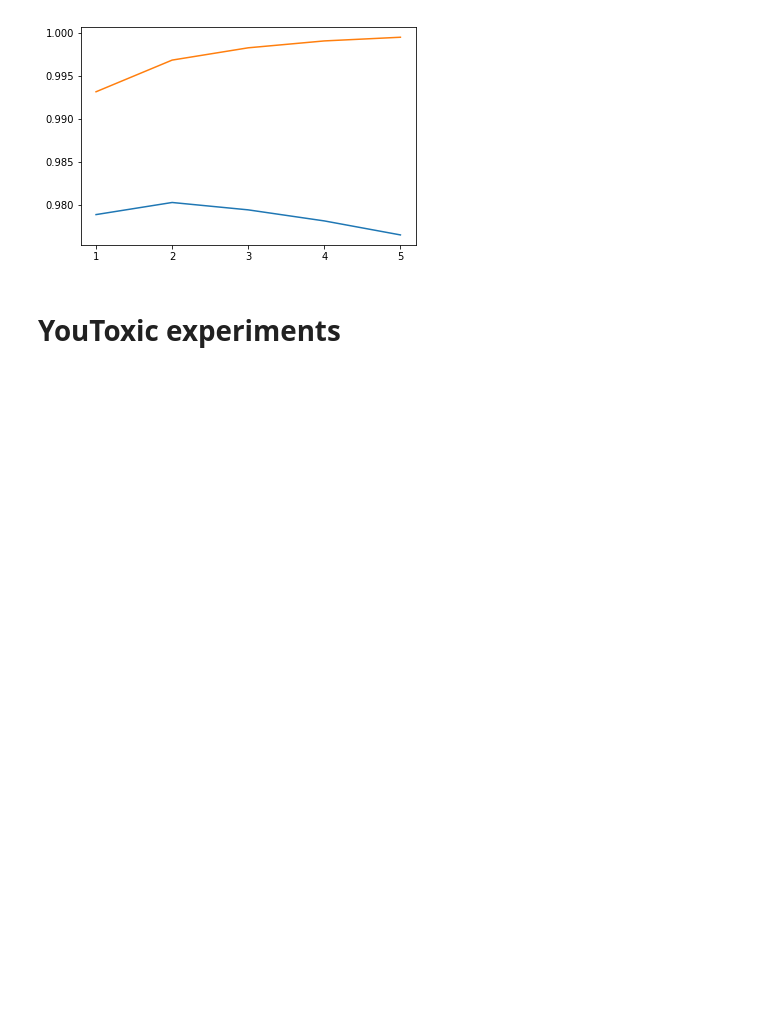
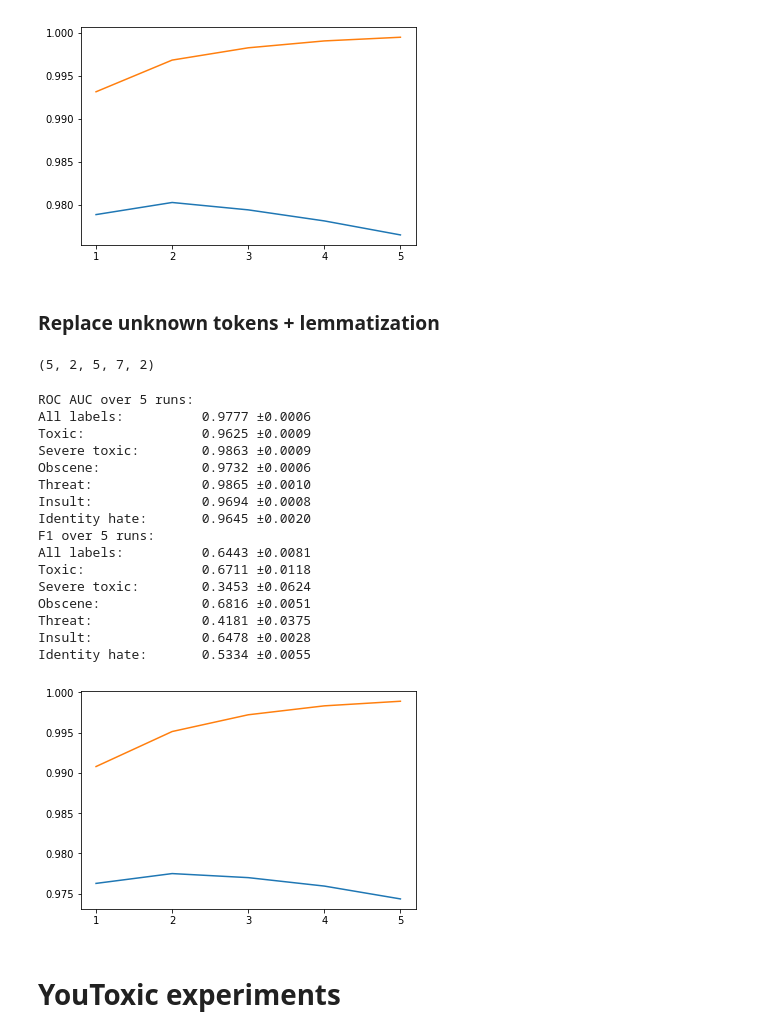
Before and after one commit to kogelnikp/toxic-comment-experiments, a Jupyter notebook: visualize_results.ipynb, the cells around one changed output. Cells and saved outputs as stored; diff of their text form; code cells hidden in the pictures; blank space fills up the shorter version.

Commit message:
added new experiments for youtoxic data and preprocessing combinations

```diff
--- a/visualize_results.ipynb
+++ b/visualize_results.ipynb
@@ -525,6 +525,34 @@ Threat:              0.4354 ±0.0329
 Insult:              0.6548 ±0.0034
 Identity hate:       0.5499 ±0.0285
 [figure]
+# %% [markdown]
+### Replace unknown tokens + lemmatization
+# %%
+ep12_scores = np.load('data/scores/preprocessing/e12_scores_1547834804.8858764.npy')
+ep12_scores.shape
+# %% [output]
+(5, 2, 5, 7, 2)
+# %%
+calculated_all_metrics(ep12_scores)
+plot_learningcurve(ep12_scores, Labels.ALL, Metrics.ROC_AUC)
+# %% [output]
+ROC AUC over 5 runs:
+All labels:          0.9777 ±0.0006
+Toxic:               0.9625 ±0.0009
+Severe toxic:        0.9863 ±0.0009
+Obscene:             0.9732 ±0.0006
+Threat:              0.9865 ±0.0010
+Insult:              0.9694 ±0.0008
+Identity hate:       0.9645 ±0.0020
+F1 over 5 runs:
+All labels:          0.6443 ±0.0081
+Toxic:               0.6711 ±0.0118
+Severe toxic:        0.3453 ±0.0624
+Obscene:             0.6816 ±0.0051
+Threat:              0.4181 ±0.0375
+Insult:              0.6478 ±0.0028
+Identity hate:       0.5334 ±0.0055
+[figure, added]
 # %% [markdown]
 # YouToxic experiments
 # %% [markdown]
```
Also changed, not shown: parts of 7 cells of this notebook, 2 other files.
